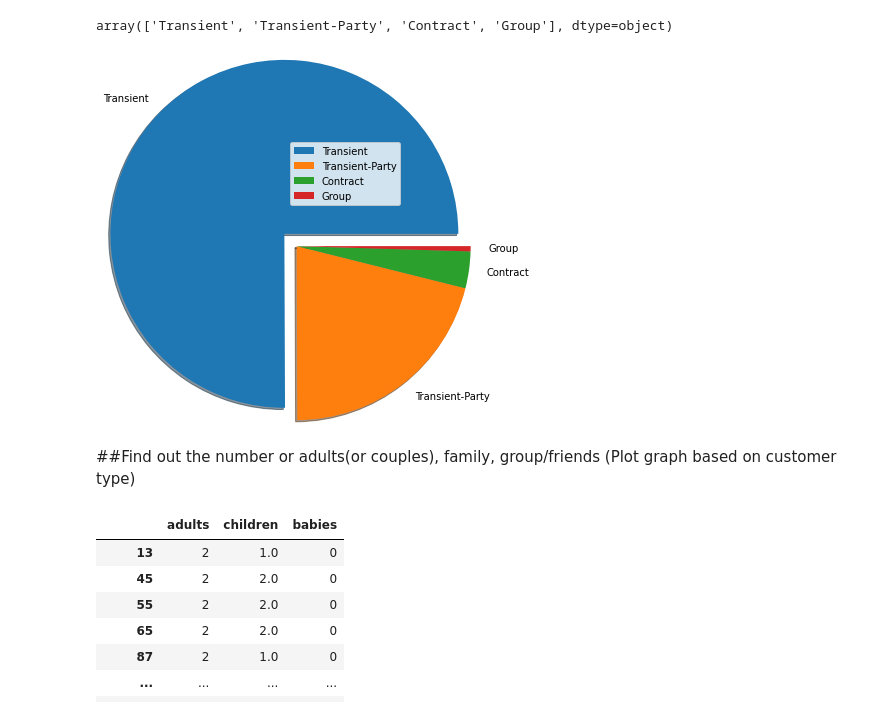
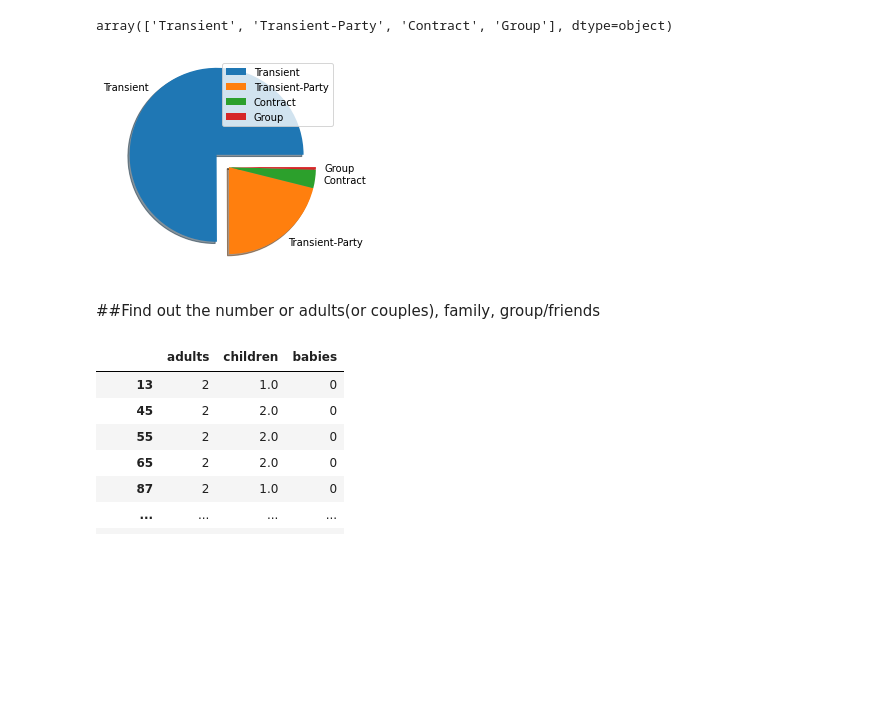
Before and after one commit to smkmohsin/hotel-booking-data-analysis, a Jupyter notebook: Hotel_Booking_Analysis_Sheikh_Mohsin_Kader.ipynb, the cells around one changed output. Drawn from its saved outputs; the diff is of its cells as text; code cells hidden in the pictures; blank space fills up the shorter version.

```diff
--- a/Hotel_Booking_Analysis_Sheikh_Mohsin_Kader.ipynb
+++ b/Hotel_Booking_Analysis_Sheikh_Mohsin_Kader.ipynb
@@ -225,13 +217,13 @@ array(['Transient', 'Transient-Party', 'Contract', 'Group'], dtype=object)
 # %%
 #Ploting pie plot
 myexplode = [0.2, 0, 0, 0]
-plt.pie(cust_count_values, labels = cust_type_labels, radius = 2, explode = myexplode, shadow = True)
+plt.pie(cust_count_values, labels = cust_type_labels, explode = myexplode, shadow = True)
 plt.legend()
 plt.show()
 # %% [output]
-[figure, old version]
+[figure, new version]
 # %% [markdown]
-##Find out the number or adults(or couples), family, group/friends (Plot graph based on customer type)
+##Find out the number or adults(or couples), family, group/friends
 # %%
 no_chilren_bool= (booking_df['children'] == 0)
 # %%
```
Also changed, not shown: parts of 49 cells of this notebook.
